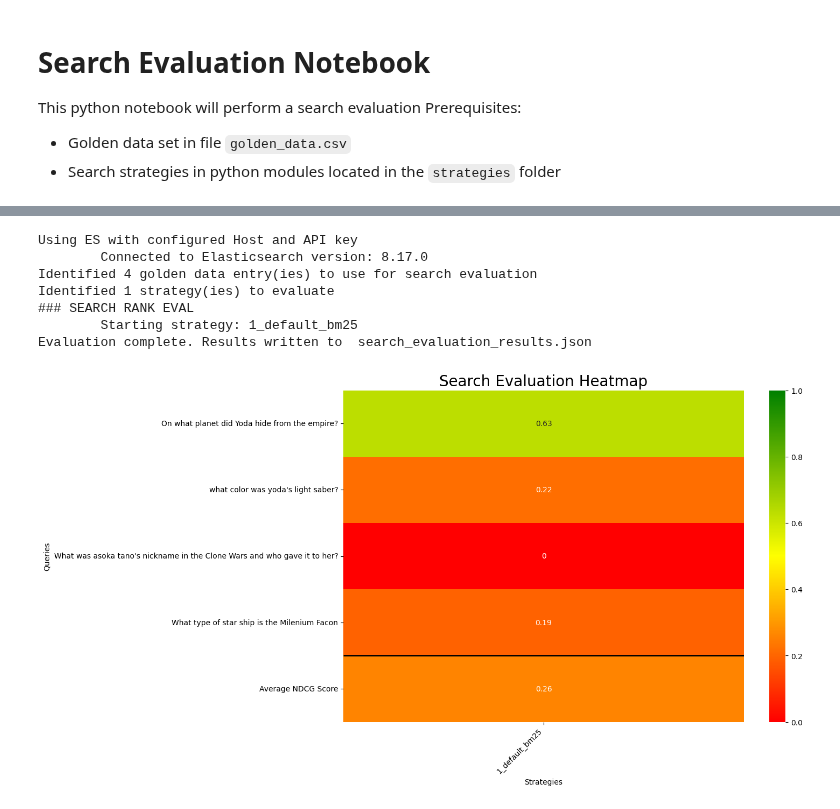
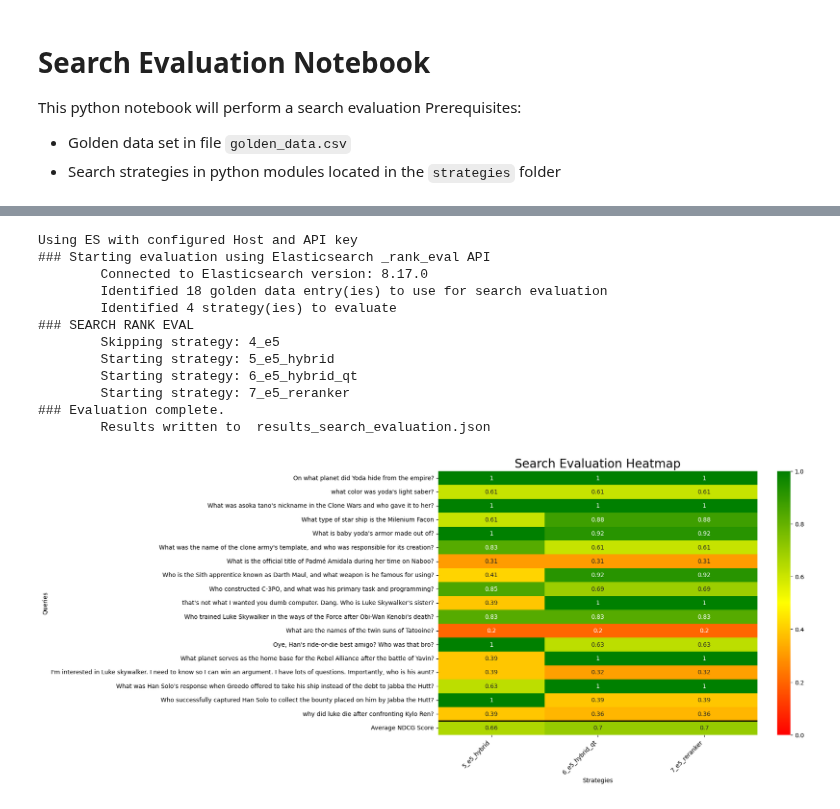
Before and after one commit to elastic/genai-workshops, a Jupyter notebook: searcheval/Search_Evaluation.ipynb, the cells around one changed output, grey strips where cells are left out. Saved outputs shown, nothing was run; the diff lists cells and outputs as text; code cells hidden in the pictures.

```diff
--- a/searcheval/Search_Evaluation.ipynb
+++ b/searcheval/Search_Evaluation.ipynb
@@ -29,13 +30,18 @@ subprocess.run([
+# %%
+### What files to work with
+GOLDEN_DATA_CSV = "golden_data.csv"
+STRATEGIES_FOLDER = "strategies"
+SEARCH_OUTPUT_JSON = "results_search_evaluation.json"
+DEEPEVAL_OUTPUT_JSON = "results_deepeval_results.json"
 # %%
 ## Run the Evaluation
 
 from utility.util_es import get_es
 from utility.util_vis_result import vis_search_eval_json, vis_deep_eval_correct_tests
-from evaluate import run_evaluation, load_golden_data, load_strategies, output_eval_results
+from evaluate import run_search_evaluation, load_golden_data, load_strategies, output_search_eval_results
 
-GOLDEN_DATA_CSV = "golden_data.csv"
-STRATEGIES_FOLDER = "strategies"
-OUTPUT_JSON = "search_evaluation_results.json"
+# https://www.elastic.co/guide/en/elasticsearch/reference/current/search-rank-eval.html
+print("### Starting evaluation using Elasticsearch _rank_eval API")
 
 # 1. Connect to Elasticsearch
 es = get_es()
@@ -43,28 +49,33 @@ print(f"\tConnected to Elasticsearch version: {es.info()['version']['number']}")
 
 # 2. Load the golden data set
 golden_data = load_golden_data(GOLDEN_DATA_CSV)
-print(f"Identified {len(golden_data)} golden data entry(ies) to use for search evaluation")
+print(f"\tIdentified {len(golden_data)} golden data entry(ies) to use for search evaluation")
 
 # 3. Load strategies from the strategies folder
 strategy_modules = load_strategies(STRATEGIES_FOLDER)
-print(f"Identified {len(strategy_modules)} strategy(ies) to evaluate")
+print(f"\tIdentified {len(strategy_modules)} strategy(ies) to evaluate")
 
 # 4. Evaluate each strategy
-results = run_evaluation(es, golden_data, strategy_modules)
+results = run_search_evaluation(es, golden_data, strategy_modules)
 
 # 5. Output the evaluation results
-output_eval_results(OUTPUT_JSON, results, golden_data, strategy_modules)
+output_search_eval_results(SEARCH_OUTPUT_JSON, results, golden_data, strategy_modules)
 # %% [output]
 Using ES with configured Host and API key
+### Starting evaluation using Elasticsearch _rank_eval API
         Connected to Elasticsearch version: 8.17.0
-Identified 4 golden data entry(ies) to use for search evaluation
-Identified 1 strategy(ies) to evaluate
+        Identified 18 golden data entry(ies) to use for search evaluation
+        Identified 4 strategy(ies) to evaluate
 ### SEARCH RANK EVAL
-        Starting strategy: 1_default_bm25
-Evaluation complete. Results written to  search_evaluation_results.json
+        Skipping strategy: 4_e5
+        Starting strategy: 5_e5_hybrid
+        Starting strategy: 6_e5_hybrid_qt
+        Starting strategy: 7_e5_reranker
+### Evaluation complete.
+        Results written to  results_search_evaluation.json
 # %%
 ## Visualize the Results of the Evaluation
 # 6. Visualize
-vis_search_eval_json(OUTPUT_JSON)
+vis_search_eval_json(SEARCH_OUTPUT_JSON)
 # %% [output]
-[figure, old version]
+[figure, new version]
```
Also changed, not shown: parts of 5 cells of this notebook, 18 other files.
